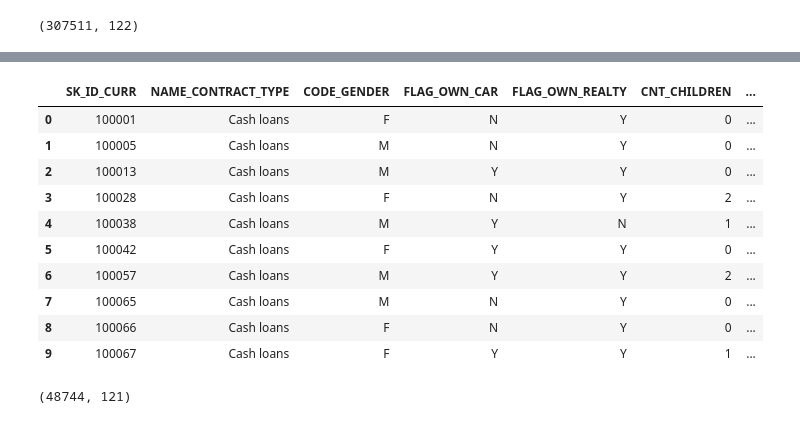
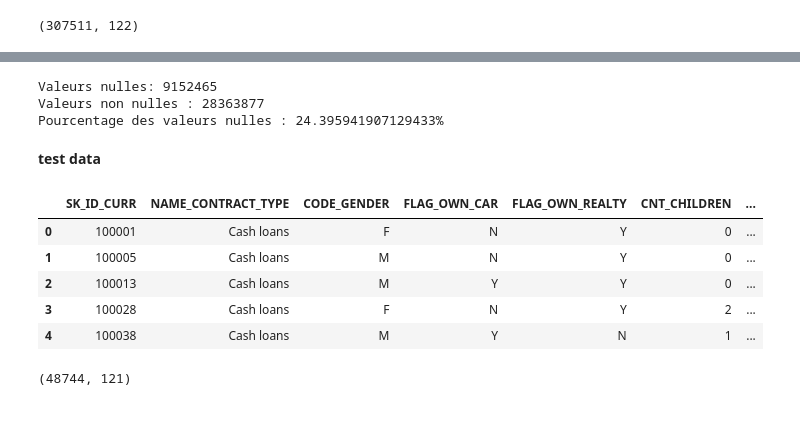
Before and after one commit to a-olfa/P7_OC, a Jupyter notebook: projet7_pretraitement_modelisation.ipynb, the cells around one changed output, grey strips where cells are left out. Cells and saved outputs as stored; diff of their text form; code cells hidden in the pictures.

```diff
--- a/projet7_pretraitement_modelisation.ipynb
+++ b/projet7_pretraitement_modelisation.ipynb
@@ -109,20 +118,23 @@ float64
 float64
 float64
 float64
+# %%
+null_ratio(df_application_train)
+# %% [output]
+Valeurs nulles: 9152465
+Valeurs non nulles : 28363877
+Pourcentage des valeurs nulles : 24.395941907129433%
+# %% [markdown]
+**test data**
 # %%
-df_application_test.head(10)
+df_application_test.head(5)
 # %% [output]
 |  | SK_ID_CURR | NAME_CONTRACT_TYPE | CODE_GENDER | FLAG_OWN_CAR | FLAG_OWN_REALTY | CNT_CHILDREN | ... |
 | 0 | 100001 | Cash loans | F | N | Y | 0 | ... |
 | 1 | 100005 | Cash loans | M | N | Y | 0 | ... |
 | 2 | 100013 | Cash loans | M | Y | Y | 0 | ... |
 | 3 | 100028 | Cash loans | F | N | Y | 2 | ... |
 | 4 | 100038 | Cash loans | M | Y | N | 1 | ... |
-| 5 | 100042 | Cash loans | F | Y | Y | 0 | ... |
-| 6 | 100057 | Cash loans | M | Y | Y | 2 | ... |
-| 7 | 100065 | Cash loans | M | N | Y | 0 | ... |
-| 8 | 100066 | Cash loans | F | N | Y | 0 | ... |
-| 9 | 100067 | Cash loans | F | Y | Y | 1 | ... |
 # %%
 df_application_test.shape
 # %% [output]
```
Also changed, not shown: parts of 159 cells of this notebook, 5 other files.
